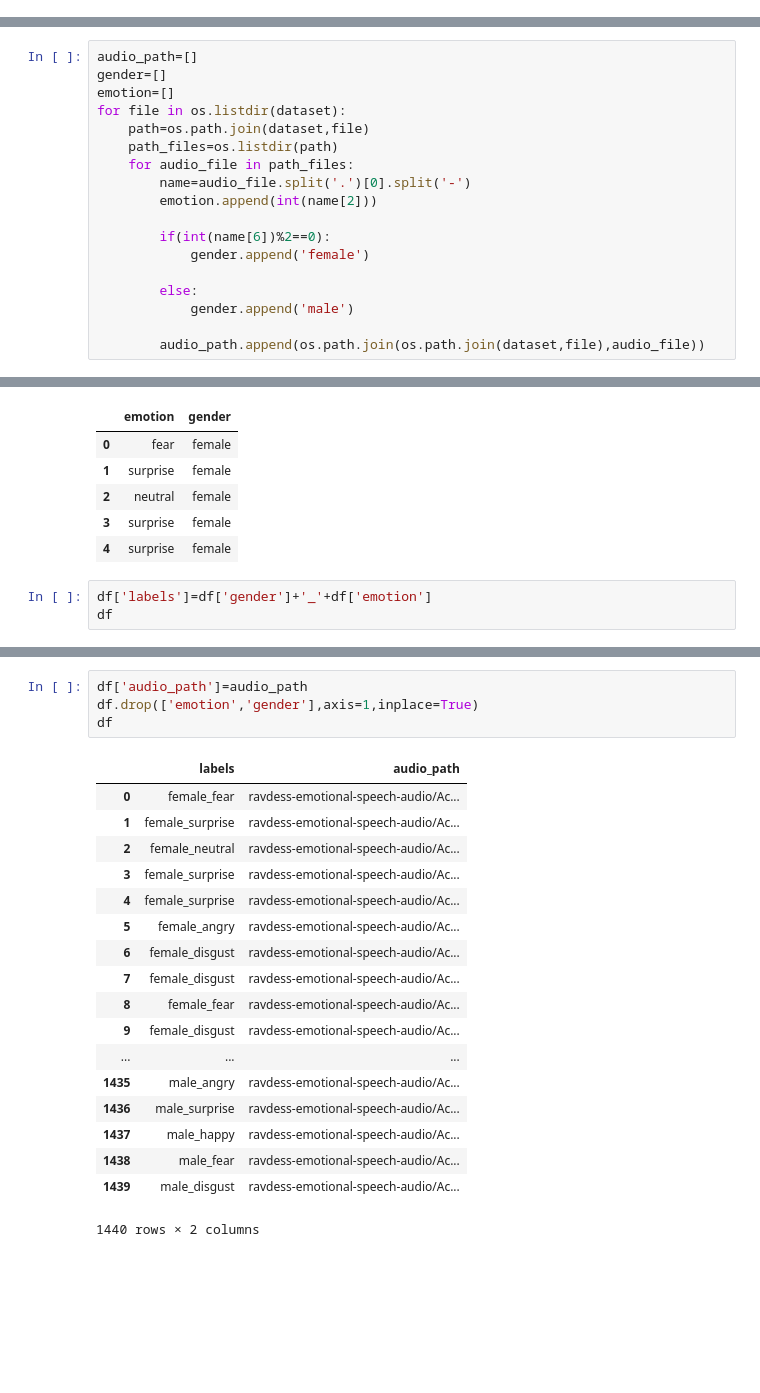
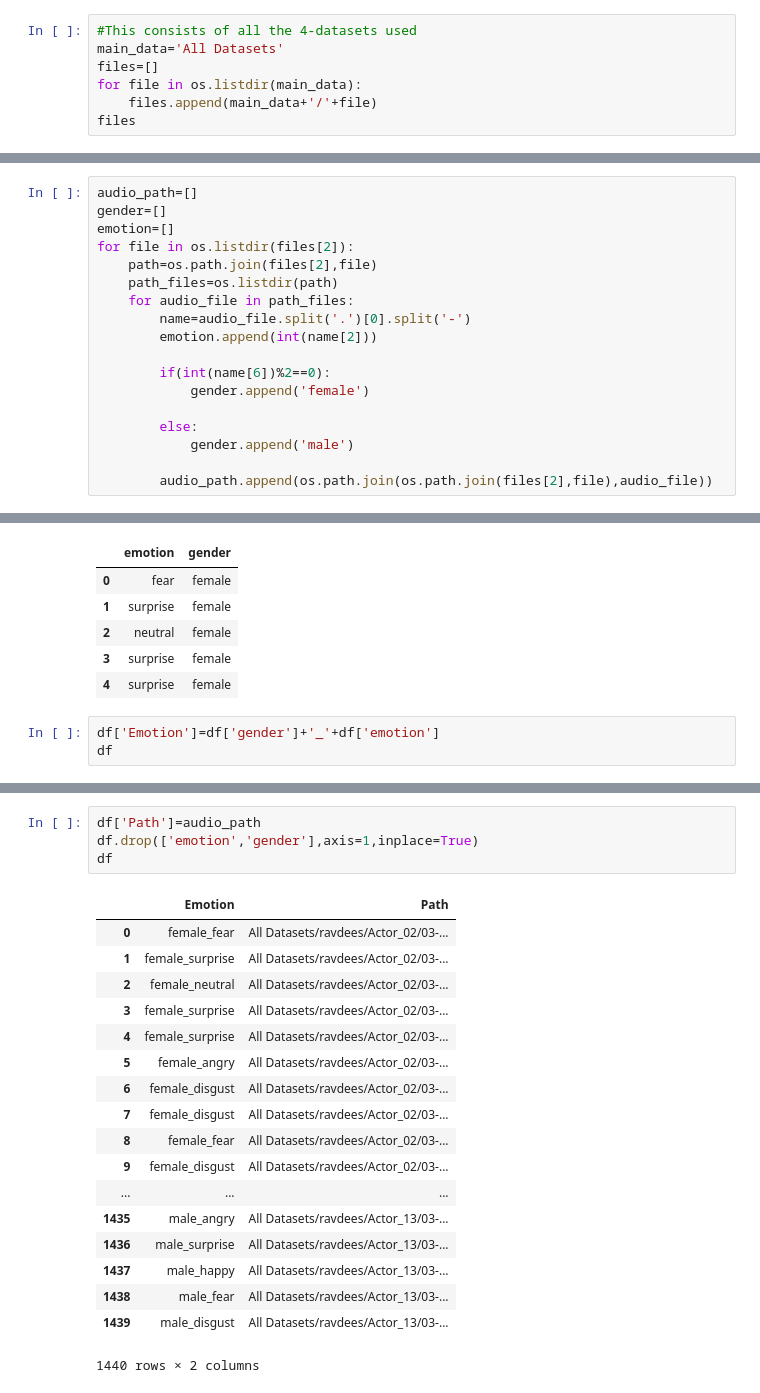
Before and after one commit to Himani2000/Speech-EmotionDetection, a Jupyter notebook: Data_making.ipynb, the cells around one changed output, grey strips where cells are left out. Saved outputs shown, nothing was run; the diff lists cells and outputs as text; blank space fills up the shorter version.

Commit message:
updated data_making files

```diff
--- a/Data_making.ipynb
+++ b/Data_making.ipynb
@@ -30,0 +23,7 @@ stri.split('.')[0].split('-')
+# %%
+#This consists of all the 4-datasets used
+main_data='All Datasets'
+files=[]
+for file in os.listdir(main_data):
+    files.append(main_data+'/'+file)
+files
@@ -32,8 +87,8 @@ stri.split('.')[0].split('-')
 audio_path=[]
 gender=[]
 emotion=[]
-for file in os.listdir(dataset):
-    path=os.path.join(dataset,file)
+for file in os.listdir(files[2]):
+    path=os.path.join(files[2],file)
     path_files=os.listdir(path)
     for audio_file in path_files:
         name=audio_file.split('.')[0].split('-')
@@ -45,7 +100,7 @@ for file in os.listdir(dataset):
         else:
             gender.append('male')
 
-        audio_path.append(os.path.join(os.path.join(dataset,file),audio_file))
+        audio_path.append(os.path.join(os.path.join(files[2],file),audio_file))
 # %%
 len(gender),len(emotion),len(audio_path)
 # %% [output]
@@ -63,6 +118,6 @@ df.head()
 | 3 | surprise | female |
 | 4 | surprise | female |
 # %%
-df['labels']=df['gender']+'_'+df['emotion']
+df['Emotion']=df['gender']+'_'+df['emotion']
 df
 # %% [output]
@@ -105,23 +160,23 @@ Name: labels, dtype: int64
 # %%
-df['audio_path']=audio_path
+df['Path']=audio_path
 df.drop(['emotion','gender'],axis=1,inplace=True)
 df
 # %% [output]
-|  | labels | audio_path |
-| 0 | female_fear | ravdess-emotional-speech-audio/Ac... |
-| 1 | female_surprise | ravdess-emotional-speech-audio/Ac... |
-| 2 | female_neutral | ravdess-emotional-speech-audio/Ac... |
-| 3 | female_surprise | ravdess-emotional-speech-audio/Ac... |
-| 4 | female_surprise | ravdess-emotional-speech-audio/Ac... |
-| 5 | female_angry | ravdess-emotional-speech-audio/Ac... |
-| 6 | female_disgust | ravdess-emotional-speech-audio/Ac... |
-| 7 | female_disgust | ravdess-emotional-speech-audio/Ac... |
-| 8 | female_fear | ravdess-emotional-speech-audio/Ac... |
-| 9 | female_disgust | ravdess-emotional-speech-audio/Ac... |
+|  | Emotion | Path |
+| 0 | female_fear | All Datasets/ravdees/Actor_02/03-... |
+| 1 | female_surprise | All Datasets/ravdees/Actor_02/03-... |
+| 2 | female_neutral | All Datasets/ravdees/Actor_02/03-... |
+| 3 | female_surprise | All Datasets/ravdees/Actor_02/03-... |
+| 4 | female_surprise | All Datasets/ravdees/Actor_02/03-... |
+| 5 | female_angry | All Datasets/ravdees/Actor_02/03-... |
+| 6 | female_disgust | All Datasets/ravdees/Actor_02/03-... |
+| 7 | female_disgust | All Datasets/ravdees/Actor_02/03-... |
+| 8 | female_fear | All Datasets/ravdees/Actor_02/03-... |
+| 9 | female_disgust | All Datasets/ravdees/Actor_02/03-... |
 | ... | ... | ... |
-| 1435 | male_angry | ravdess-emotional-speech-audio/Ac... |
-| 1436 | male_surprise | ravdess-emotional-speech-audio/Ac... |
-| 1437 | male_happy | ravdess-emotional-speech-audio/Ac... |
-| 1438 | male_fear | ravdess-emotional-speech-audio/Ac... |
-| 1439 | male_disgust | ravdess-emotional-speech-audio/Ac... |
+| 1435 | male_angry | All Datasets/ravdees/Actor_13/03-... |
+| 1436 | male_surprise | All Datasets/ravdees/Actor_13/03-... |
+| 1437 | male_happy | All Datasets/ravdees/Actor_13/03-... |
+| 1438 | male_fear | All Datasets/ravdees/Actor_13/03-... |
+| 1439 | male_disgust | All Datasets/ravdees/Actor_13/03-... |
 1440 rows × 2 columns
```
Also changed, not shown: parts of 34 cells of this notebook.
